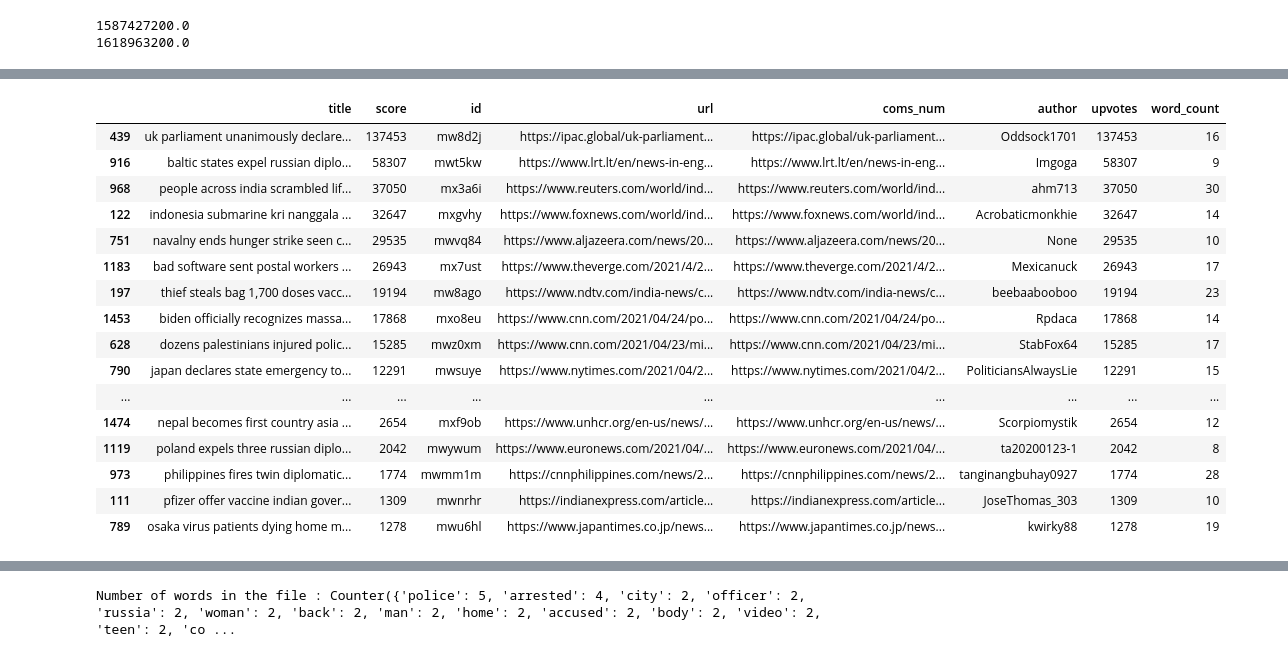
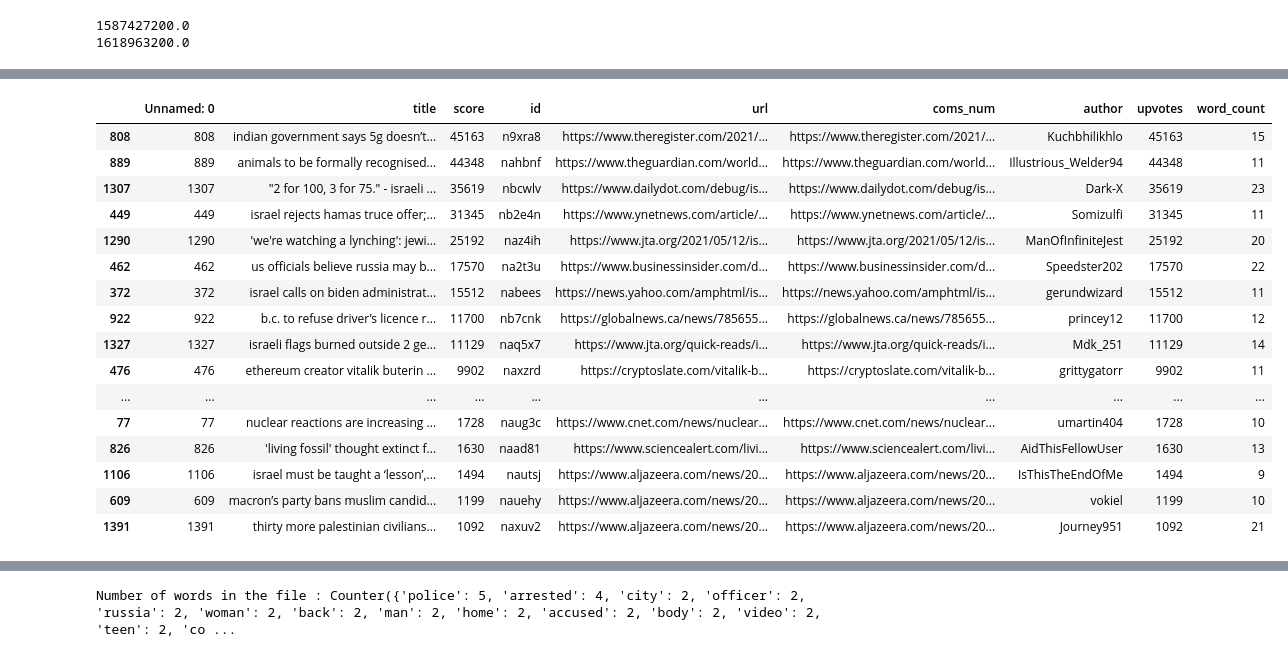
Before and after one commit to evan-dimartinis/447-Project, a Jupyter notebook: ProjectStart.ipynb, the cells around one changed output, grey strips where cells are left out. Saved outputs shown, nothing was run; the diff lists cells and outputs as text; code cells hidden in the pictures.

```diff
--- a/ProjectStart.ipynb
+++ b/ProjectStart.ipynb
@@ -200,3 +225,5 @@ NameError: name 'WN_df' is not defined
+# %%
+WN_df_copy = pd.read_csv('World2021.csv')
 # %%
 WN_df_copy['word_count'] = WN_df_copy['title'].apply(lambda x: len(str(x).split(' ')))
 WN_df_copy
@@ -252,23 +279,23 @@ WN_df_copy
 # %%
-sorting_vote = test_df.sort_values(by=['upvotes'], ascending=False)
+sorting_vote = WN_df_copy.sort_values(by=['upvotes'], ascending=False)
 sorted_WN_df = sorting_vote.drop_duplicates(subset=['title'])
-WN_top_30 = test_df2.head(30)
+WN_top_30 = sorted_WN_df.head(30)
 WN_top_30
 # %% [output]
-|  | title | score | id | url | coms_num | author | upvotes | word_count |
-| 439 | uk parliament unanimously declare... | 137453 | mw8d2j | https://ipac.global/uk-parliament... | https://ipac.global/uk-parliament... | Oddsock1701 | 137453 | 16 |
-| 916 | baltic states expel russian diplo... | 58307 | mwt5kw | https://www.lrt.lt/en/news-in-eng... | https://www.lrt.lt/en/news-in-eng... | Imgoga | 58307 | 9 |
-| 968 | people across india scrambled lif... | 37050 | mx3a6i | https://www.reuters.com/world/ind... | https://www.reuters.com/world/ind... | ahm713 | 37050 | 30 |
-| 122 | indonesia submarine kri nanggala ... | 32647 | mxgvhy | https://www.foxnews.com/world/ind... | https://www.foxnews.com/world/ind... | Acrobaticmonkhie | 32647 | 14 |
-| 751 | navalny ends hunger strike seen c... | 29535 | mwvq84 | https://www.aljazeera.com/news/20... | https://www.aljazeera.com/news/20... | None | 29535 | 10 |
-| 1183 | bad software sent postal workers ... | 26943 | mx7ust | https://www.theverge.com/2021/4/2... | https://www.theverge.com/2021/4/2... | Mexicanuck | 26943 | 17 |
-| 197 | thief steals bag 1,700 doses vacc... | 19194 | mw8ago | https://www.ndtv.com/india-news/c... | https://www.ndtv.com/india-news/c... | beebaabooboo | 19194 | 23 |
-| 1453 | biden officially recognizes massa... | 17868 | mxo8eu | https://www.cnn.com/2021/04/24/po... | https://www.cnn.com/2021/04/24/po... | Rpdaca | 17868 | 14 |
-| 628 | dozens palestinians injured polic... | 15285 | mwz0xm | https://www.cnn.com/2021/04/23/mi... | https://www.cnn.com/2021/04/23/mi... | StabFox64 | 15285 | 17 |
-| 790 | japan declares state emergency to... | 12291 | mwsuye | https://www.nytimes.com/2021/04/2... | https://www.nytimes.com/2021/04/2... | PoliticiansAlwaysLie | 12291 | 15 |
-| ... | ... | ... | ... | ... | ... | ... | ... | ... |
-| 1474 | nepal becomes first country asia ... | 2654 | mxf9ob | https://www.unhcr.org/en-us/news/... | https://www.unhcr.org/en-us/news/... | Scorpiomystik | 2654 | 12 |
-| 1119 | poland expels three russian diplo... | 2042 | mwywum | https://www.euronews.com/2021/04/... | https://www.euronews.com/2021/04/... | ta20200123-1 | 2042 | 8 |
-| 973 | philippines fires twin diplomatic... | 1774 | mwmm1m | https://cnnphilippines.com/news/2... | https://cnnphilippines.com/news/2... | tanginangbuhay0927 | 1774 | 28 |
-| 111 | pfizer offer vaccine indian gover... | 1309 | mwnrhr | https://indianexpress.com/article... | https://indianexpress.com/article... | JoseThomas_303 | 1309 | 10 |
-| 789 | osaka virus patients dying home m... | 1278 | mwu6hl | https://www.japantimes.co.jp/news... | https://www.japantimes.co.jp/news... | kwirky88 | 1278 | 19 |
+|  | Unnamed: 0 | title | score | id | url | coms_num | author | upvotes | word_count |
+| 808 | 808 | indian government says 5g doesn’t... | 45163 | n9xra8 | https://www.theregister.com/2021/... | https://www.theregister.com/2021/... | Kuchbhilikhlo | 45163 | 15 |
+| 889 | 889 | animals to be formally recognised... | 44348 | nahbnf | https://www.theguardian.com/world... | https://www.theguardian.com/world... | Illustrious_Welder94 | 44348 | 11 |
+| 1307 | 1307 | "2 for 100, 3 for 75." - israeli ... | 35619 | nbcwlv | https://www.dailydot.com/debug/is... | https://www.dailydot.com/debug/is... | Dark-X | 35619 | 23 |
+| 449 | 449 | israel rejects hamas truce offer;... | 31345 | nb2e4n | https://www.ynetnews.com/article/... | https://www.ynetnews.com/article/... | Somizulfi | 31345 | 11 |
+| 1290 | 1290 | 'we're watching a lynching': jewi... | 25192 | naz4ih | https://www.jta.org/2021/05/12/is... | https://www.jta.org/2021/05/12/is... | ManOfInfiniteJest | 25192 | 20 |
+| 462 | 462 | us officials believe russia may b... | 17570 | na2t3u | https://www.businessinsider.com/d... | https://www.businessinsider.com/d... | Speedster202 | 17570 | 22 |
+| 372 | 372 | israel calls on biden administrat... | 15512 | nabees | https://news.yahoo.com/amphtml/is... | https://news.yahoo.com/amphtml/is... | gerundwizard | 15512 | 11 |
+| 922 | 922 | b.c. to refuse driver’s licence r... | 11700 | nb7cnk | https://globalnews.ca/news/785655... | https://globalnews.ca/news/785655... | princey12 | 11700 | 12 |
+| 1327 | 1327 | israeli flags burned outside 2 ge... | 11129 | naq5x7 | https://www.jta.org/quick-reads/i... | https://www.jta.org/quick-reads/i... | Mdk_251 | 11129 | 14 |
+| 476 | 476 | ethereum creator vitalik buterin ... | 9902 | naxzrd | https://cryptoslate.com/vitalik-b... | https://cryptoslate.com/vitalik-b... | grittygatorr | 9902 | 11 |
+| ... | ... | ... | ... | ... | ... | ... | ... | ... | ... |
+| 77 | 77 | nuclear reactions are increasing ... | 1728 | naug3c | https://www.cnet.com/news/nuclear... | https://www.cnet.com/news/nuclear... | umartin404 | 1728 | 10 |
+| 826 | 826 | 'living fossil' thought extinct f... | 1630 | naad81 | https://www.sciencealert.com/livi... | https://www.sciencealert.com/livi... | AidThisFellowUser | 1630 | 13 |
+| 1106 | 1106 | israel must be taught a ‘lesson’,... | 1494 | nautsj | https://www.aljazeera.com/news/20... | https://www.aljazeera.com/news/20... | IsThisTheEndOfMe | 1494 | 9 |
+| 609 | 609 | macron’s party bans muslim candid... | 1199 | nauehy | https://www.aljazeera.com/news/20... | https://www.aljazeera.com/news/20... | vokiel | 1199 | 10 |
+| 1391 | 1391 | thirty more palestinian civilians... | 1092 | naxuv2 | https://www.aljazeera.com/news/20... | https://www.aljazeera.com/news/20... | Journey951 | 1092 | 21 |
```
Also changed, not shown: parts of 17 cells of this notebook, 4 other files.
